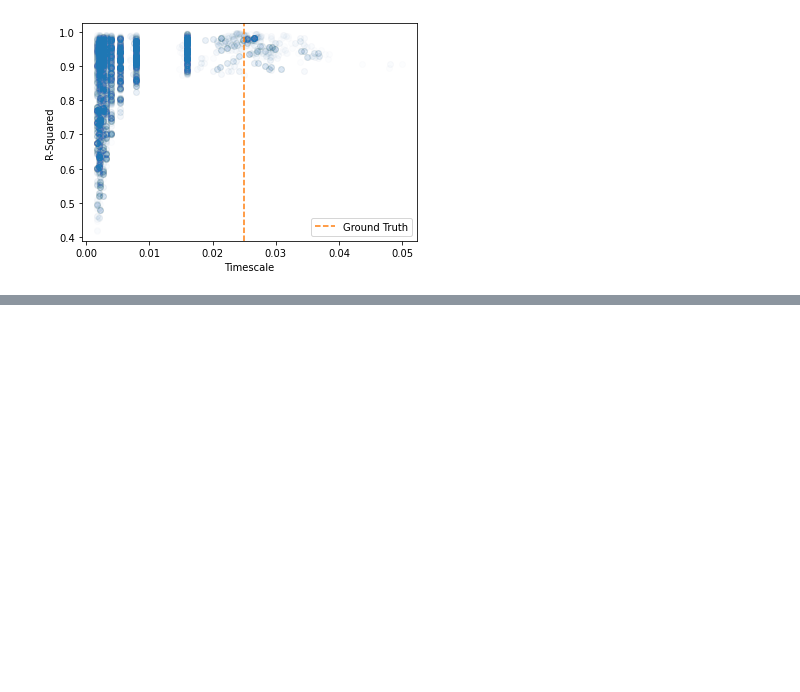
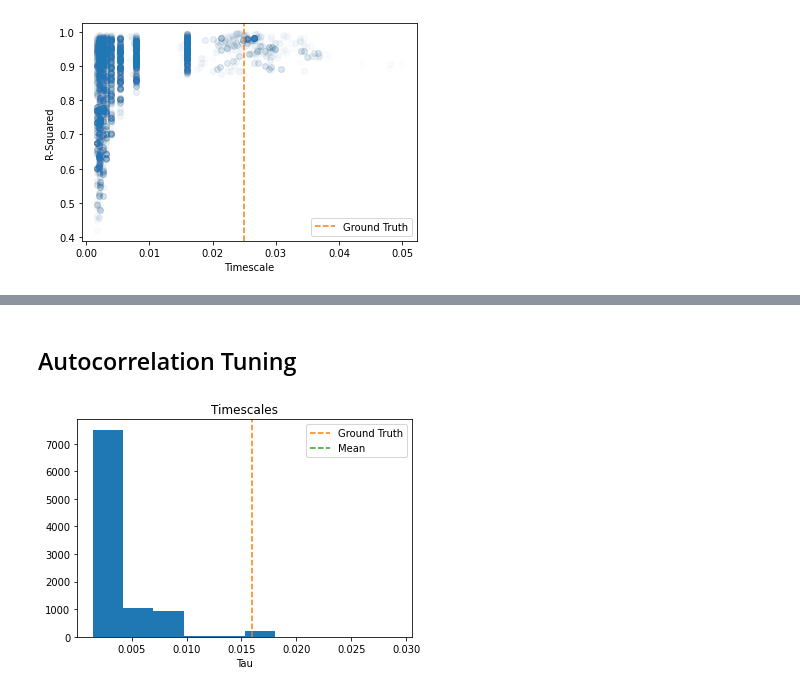
Before and after one commit to voytekresearch/timescale-methods, a Jupyter notebook: notebooks/param_gridsearch.ipynb, the cells around one changed output, grey strips where cells are left out. Cells and saved outputs as stored; diff of their text form; code cells hidden in the pictures; blank space fills up the shorter version.

Commit message:
start acf grid search

```diff
--- a/notebooks/param_gridsearch.ipynb
+++ b/notebooks/param_gridsearch.ipynb
@@ -298,0 +299,2 @@ plt.legend();
+# %% [markdown]
+## Autocorrelation Tuning
@@ -298,0 +375,14 @@ plt.legend();
+# %%
+params = fit_grid(sig, fs, acf_grid, mode='acf', max_n_params=int(1e4), n_jobs=-1, chunksize=1)
+# %%
+knees = np.array([convert_knee_val(i[1]) for i in params])
+
+plt.figure(0)
+plt.hist(knees[np.where(knees < .03)[0]])
+plt.axvline(tau, ls='--', color='C1', label='Ground Truth')
+plt.axvline(np.mean(knees), ls='--', color='C2', label='Mean')
+plt.title('Timescales')
+plt.xlabel('Tau')
+plt.legend();
+# %% [output]
+[figure, added]
```
Also changed, not shown: parts of 18 cells of this notebook.
